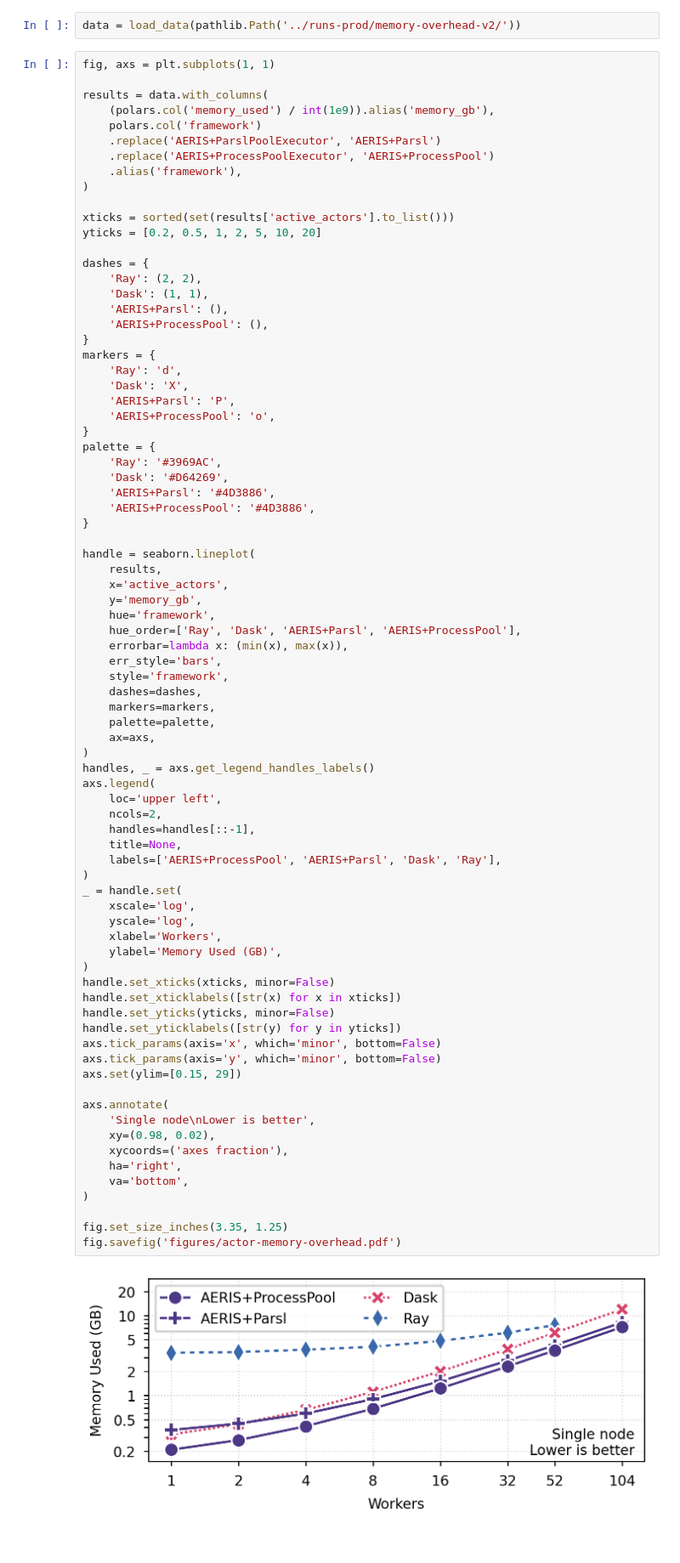
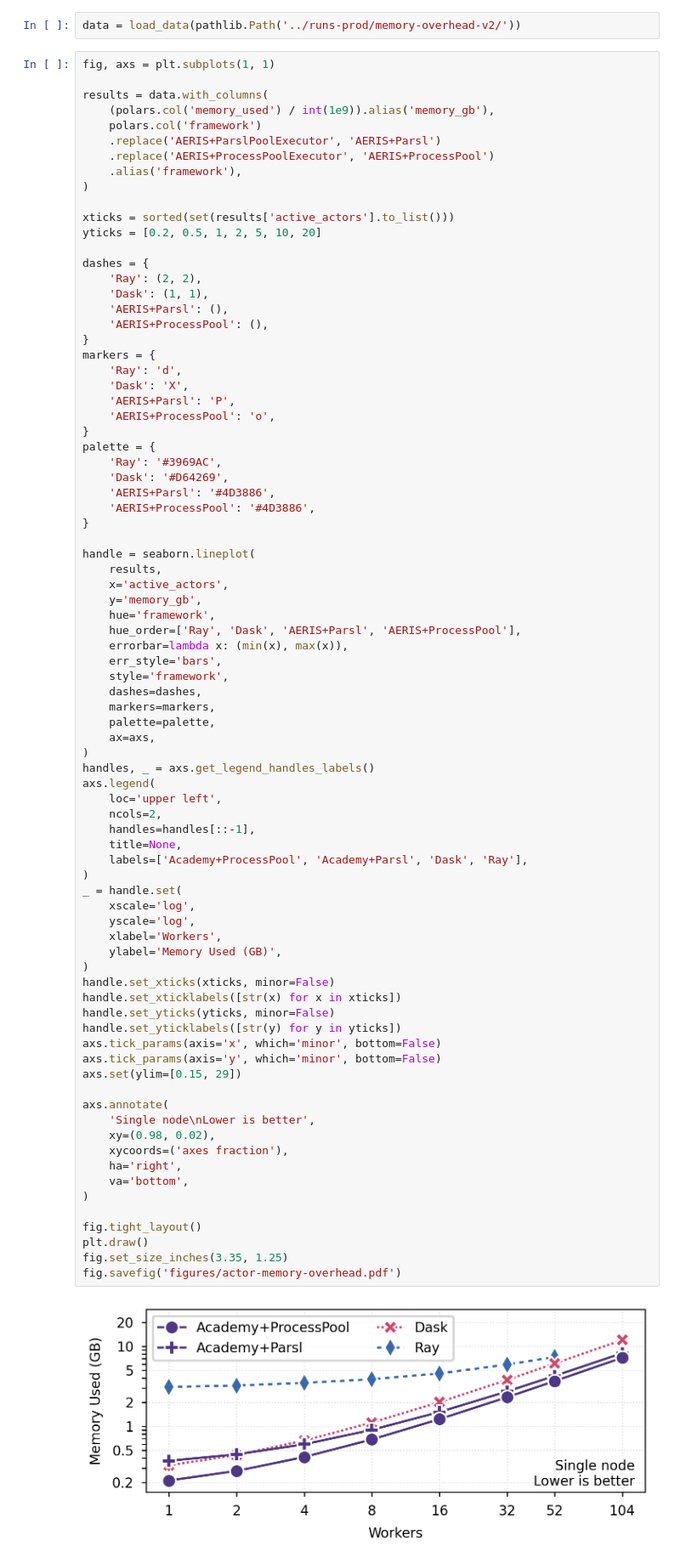
Before and after one commit to proxystore/sc25-evaluation, a Jupyter notebook: notebooks/04-actor-memory-overhead.ipynb, the cells around one changed output. Shown: that part at 85% size. Saved outputs shown, nothing was run; the diff lists cells and outputs as text.

Commit message:
Update figure styles and naming

```diff
--- a/notebooks/04-actor-memory-overhead.ipynb
+++ b/notebooks/04-actor-memory-overhead.ipynb
@@ -79,32 +73,34 @@ axs.legend(
     loc='upper left',
     ncols=2,
     handles=handles[::-1],
     title=None,
-    labels=['AERIS+ProcessPool', 'AERIS+Parsl', 'Dask', 'Ray'],
+    labels=['Academy+ProcessPool', 'Academy+Parsl', 'Dask', 'Ray'],
 )
 _ = handle.set(
     xscale='log',
     yscale='log',
     xlabel='Workers',
     ylabel='Memory Used (GB)',
 )
 handle.set_xticks(xticks, minor=False)
 handle.set_xticklabels([str(x) for x in xticks])
 handle.set_yticks(yticks, minor=False)
 handle.set_yticklabels([str(y) for y in yticks])
 axs.tick_params(axis='x', which='minor', bottom=False)
 axs.tick_params(axis='y', which='minor', bottom=False)
 axs.set(ylim=[0.15, 29])
 
 axs.annotate(
     'Single node\nLower is better',
     xy=(0.98, 0.02),
     xycoords=('axes fraction'),
     ha='right',
     va='bottom',
 )
 
+fig.tight_layout()
+plt.draw()
 fig.set_size_inches(3.35, 1.25)
 fig.savefig('figures/actor-memory-overhead.pdf')
 # %% [output]
-[figure, old version]
+[figure, new version]
```
Also changed, not shown: parts of 1 cell of this notebook, 9 other files.
